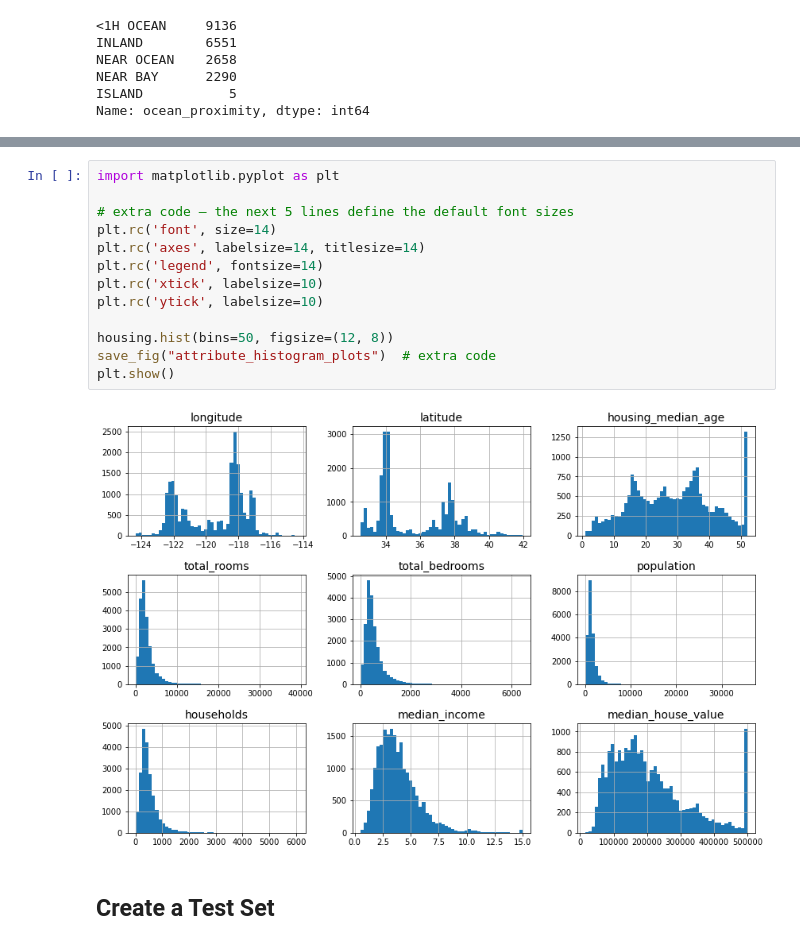
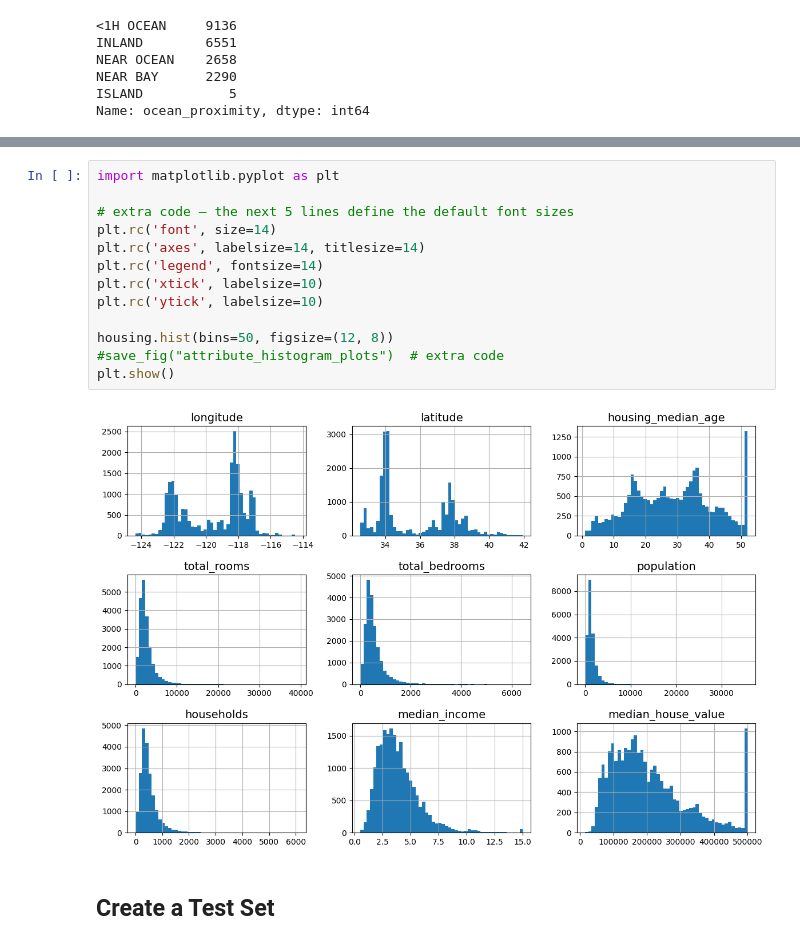
Before and after one commit to soukar78/E2E-Machine-Learning, a Jupyter notebook: 02_end_to_end_machine_learning_project.ipynb, the cells around one changed output, grey strips where cells are left out. Drawn from its saved outputs; the diff is of its cells as text.

```diff
--- a/02_end_to_end_machine_learning_project.ipynb
+++ b/02_end_to_end_machine_learning_project.ipynb
@@ -119,17 +106,17 @@ def save_fig(fig_id, tight_layout=True, fig_extension="png", resolution=300):
 # %%
 import matplotlib.pyplot as plt
 
 # extra code – the next 5 lines define the default font sizes
 plt.rc('font', size=14)
 plt.rc('axes', labelsize=14, titlesize=14)
 plt.rc('legend', fontsize=14)
 plt.rc('xtick', labelsize=10)
 plt.rc('ytick', labelsize=10)
 
 housing.hist(bins=50, figsize=(12, 8))
-save_fig("attribute_histogram_plots")  # extra code
+#save_fig("attribute_histogram_plots")  # extra code
 plt.show()
 # %% [output]
-[figure, old version]
+[figure, new version]
 # %% [markdown]
 ## Create a Test Set
```
Also changed, not shown: parts of 29 cells of this notebook.
